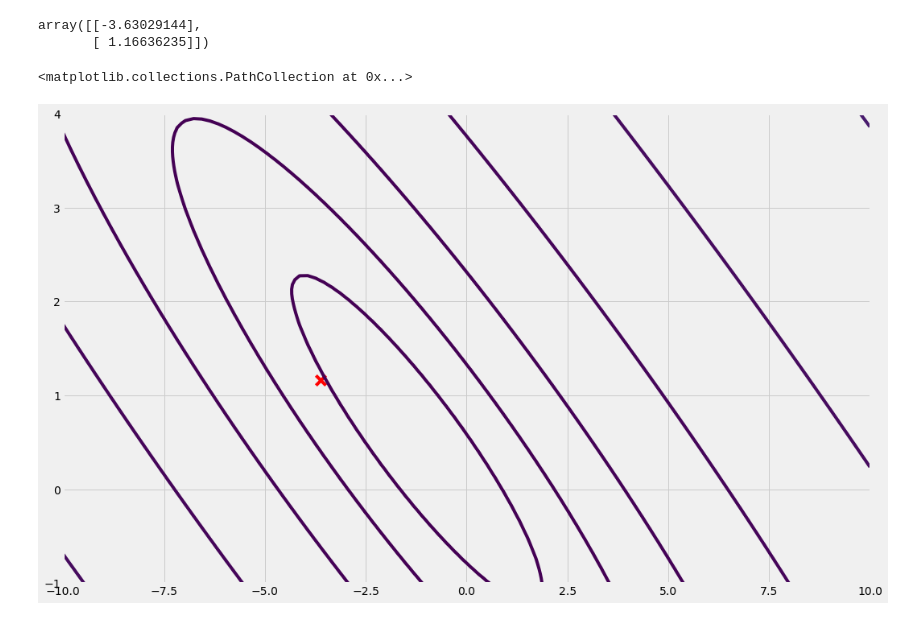
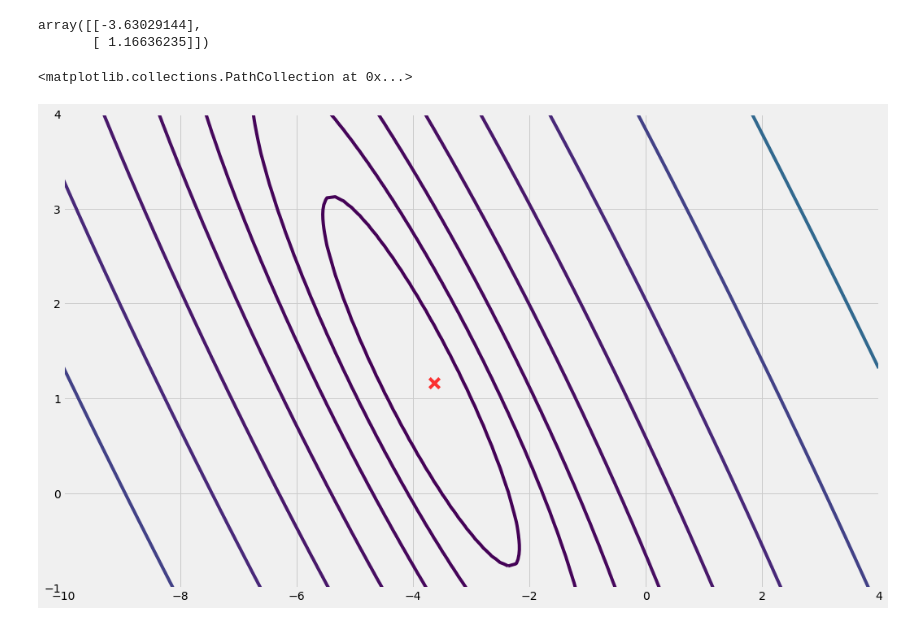
Before and after one commit to amoskovskykh/machine_learning_coursera_andrewng, a Jupyter notebook: linear_regression.ipynb, the cells around one changed output. Drawn from its saved outputs; the diff is of its cells as text; code cells hidden in the pictures.

```diff
--- a/linear_regression.ipynb
+++ b/linear_regression.ipynb
@@ -97,20 +99,20 @@ theta
 array([[-3.63029144],
        [ 1.16636235]])
 # %%
-theta0_vals = np.linspace(-10, 10, 100)
+theta0_vals = np.linspace(-10, 4, 100)
 theta1_vals = np.linspace(-1, 4, 100)
 
 t = np.zeros((theta.shape[0],1))
 J_vals = np.zeros((theta0_vals.shape[0], theta1_vals.shape[0]))
 
 for i in range(theta0_vals.shape[0]):
     for j in range(theta1_vals.shape[0]):
         t[0], t[1] = theta0_vals[i], theta1_vals[j]
         J_vals[i][j] = cost_func(X, y, t)
 
 theta0_vals, theta1_vals = np.meshgrid(theta0_vals, theta1_vals)
-plt.contour(theta0_vals, theta1_vals, J_vals, np.logspace(-4, 4, 22))
-plt.scatter(theta[0], theta[1], 150, c = 'r', marker = 'x', alpha = 1)
+plt.contour(theta0_vals, theta1_vals, J_vals, np.logspace(-2, 3, 22))
+plt.scatter(theta[0], theta[1], s = 150, c = 'r', marker = 'x', alpha = 0.8)
 # %% [output]
 <matplotlib.collections.PathCollection at 0x...>
-[figure, old version]
+[figure, new version]
```
Also changed, not shown: parts of 2 cells of this notebook, 1 other file.
